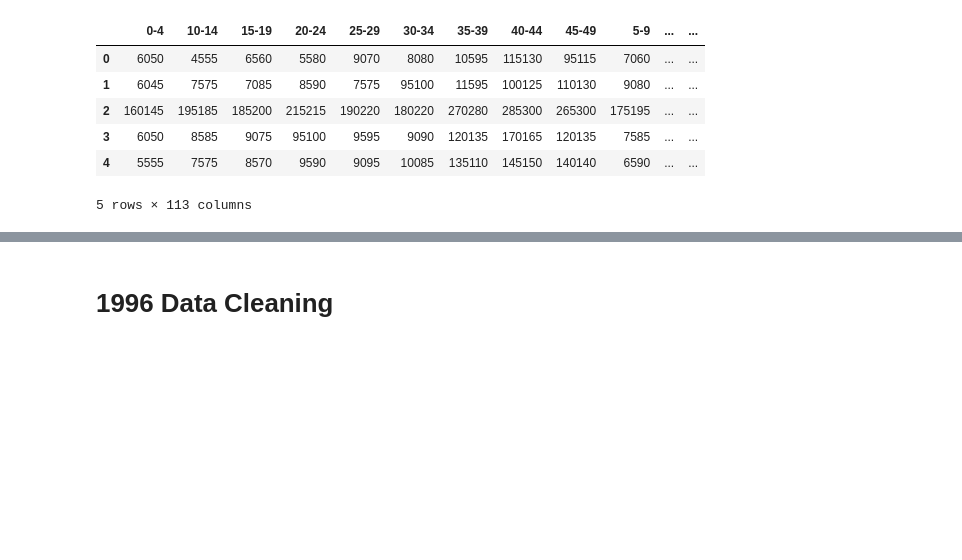
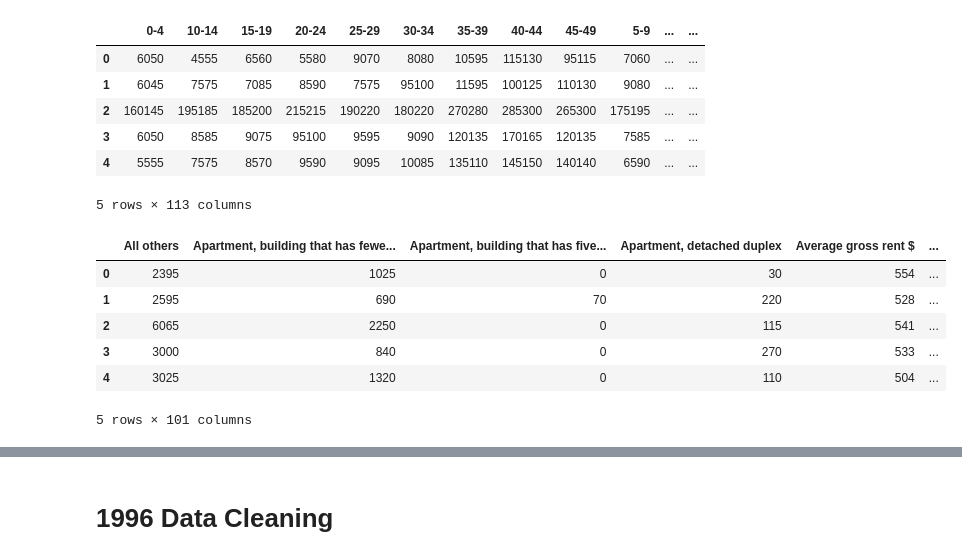
Before and after one commit to emilienuy/degentrifAI, a Jupyter notebook: Census_Data_Cleaning.ipynb, the cells around one changed output, grey strips where cells are left out. Cells and saved outputs as stored; diff of their text form; code cells hidden in the pictures; blank space fills up the shorter version.

```diff
--- a/Census_Data_Cleaning.ipynb
+++ b/Census_Data_Cleaning.ipynb
@@ -863,6 +863,44 @@ df.head()
 | 3 | 6050 | 8585 | 9075 | 95100 | 9595 | 9090 | 120135 | 170165 | 120135 | 7585 | ... | ... |
 | 4 | 5555 | 7575 | 8570 | 9590 | 9095 | 10085 | 135110 | 145150 | 140140 | 6590 | ... | ... |
 5 rows × 113 columns
+# %%
+# Merge and rename columns
+df['0 to 19 years'] = df['0-4'] + df['5-9'] + df['10-14'] + df['15-19']
+df['20 to 29 years'] = df['20-24'] + df['25-29']
+df['30 to 39 years'] = df['30-34'] + df['35-39']
+df['40 to 49 years'] = df['40-44'] + df['45-49']
+df['50 to 59 years'] = df['50-54'] + df['55-59']
+df['60+ years'] = df['60-64'] + df['65-69'] + df['70-74'] + df['75-79'] + df['80-84'] + df['85+']
+
+# Drop the original columns
+df = df.drop(['0-4',
+ '10-14',
+ '15-19',
+ '20-24',
+ '25-29',
+ '30-34',
+ '35-39',
+ '40-44',
+ '45-49',
+ '5-9',
+ '50-54',
+ '55-59',
+ '60-64',
+ '65-69',
+ '70-74',
+ '75-79',
+ '80-84',
+ '85+'], axis=1)
+
+df.head()
+# %% [output]
+|  | All others | Apartment, building that has fewe... | Apartment, building that has five... | Apartment, detached duplex | Average gross rent $ | ... |
+| 0 | 2395 | 1025 | 0 | 30 | 554 | ... |
+| 1 | 2595 | 690 | 70 | 220 | 528 | ... |
+| 2 | 6065 | 2250 | 0 | 115 | 541 | ... |
+| 3 | 3000 | 840 | 0 | 270 | 533 | ... |
+| 4 | 3025 | 1320 | 0 | 110 | 504 | ... |
+5 rows × 101 columns
 # %%
 df = df.rename(columns={col: f"{col} 2001" for col in df.columns})
 
```
Also changed, not shown: parts of 2 cells of this notebook.
